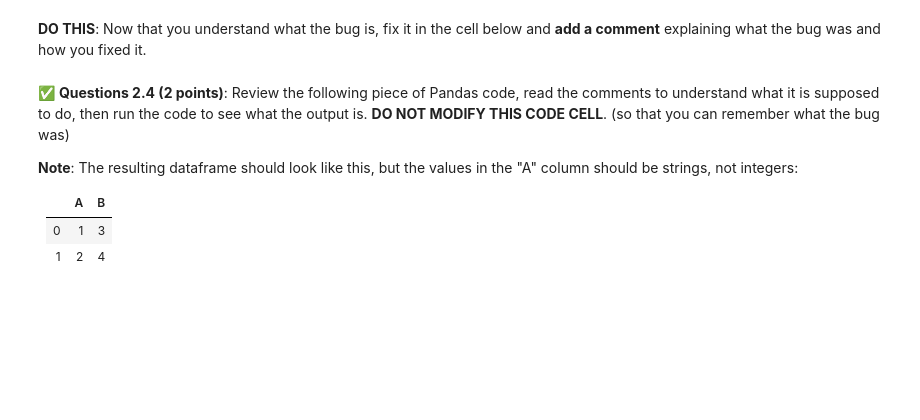
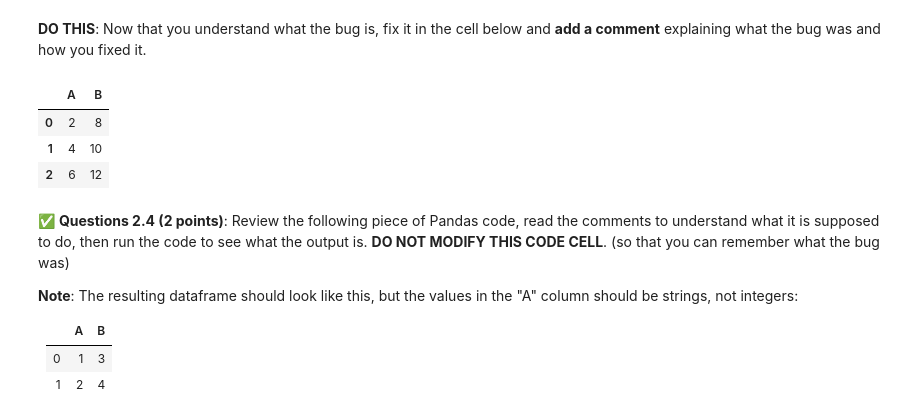
Before and after one commit to johnsonbj199/CMSE202-f23-turnin, a Jupyter notebook: HW-01_GitPracticeDebuggingPythonPackagesAndClasses-BrandonJohnson.ipynb, the cells around one changed output. Drawn from its saved outputs; the diff is of its cells as text; code cells hidden in the pictures; blank space fills up the shorter version.

```diff
--- a/HW-01_GitPracticeDebuggingPythonPackagesAndClasses-BrandonJohnson.ipynb
+++ b/HW-01_GitPracticeDebuggingPythonPackagesAndClasses-BrandonJohnson.ipynb
@@ -261,3 +296,15 @@ If you need to write any code to explore the nature of the bug, please do so in
+# %%
+# Put your non-buggy code here
+def multiply(x):
+  return x * 2
+df = pd.DataFrame({'A': [1, 2, 3], 'B': [4, 5, 6]})
+new_df = df.apply(multiply)
+new_df
+# %% [output]
+|  | A | B |
+| 0 | 2 | 8 |
+| 1 | 4 | 10 |
+| 2 | 6 | 12 |
 # %% [markdown]
 &#9989; **Questions 2.4 (2 points)**: Review the following piece of Pandas code, read the comments to understand what it is supposed to do, then run the code to see what the output is. **DO NOT MODIFY THIS CODE CELL**. (so that you can remember what the bug was)
 
```
Also changed, not shown: parts of 19 cells of this notebook.
